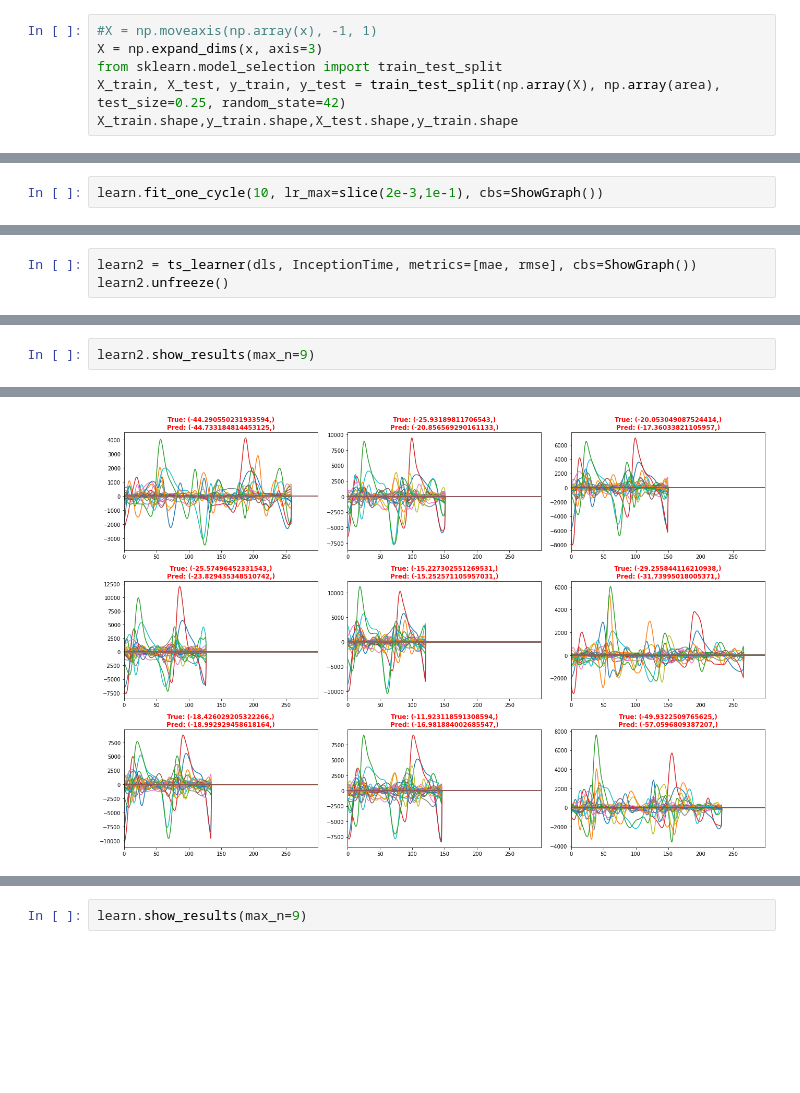
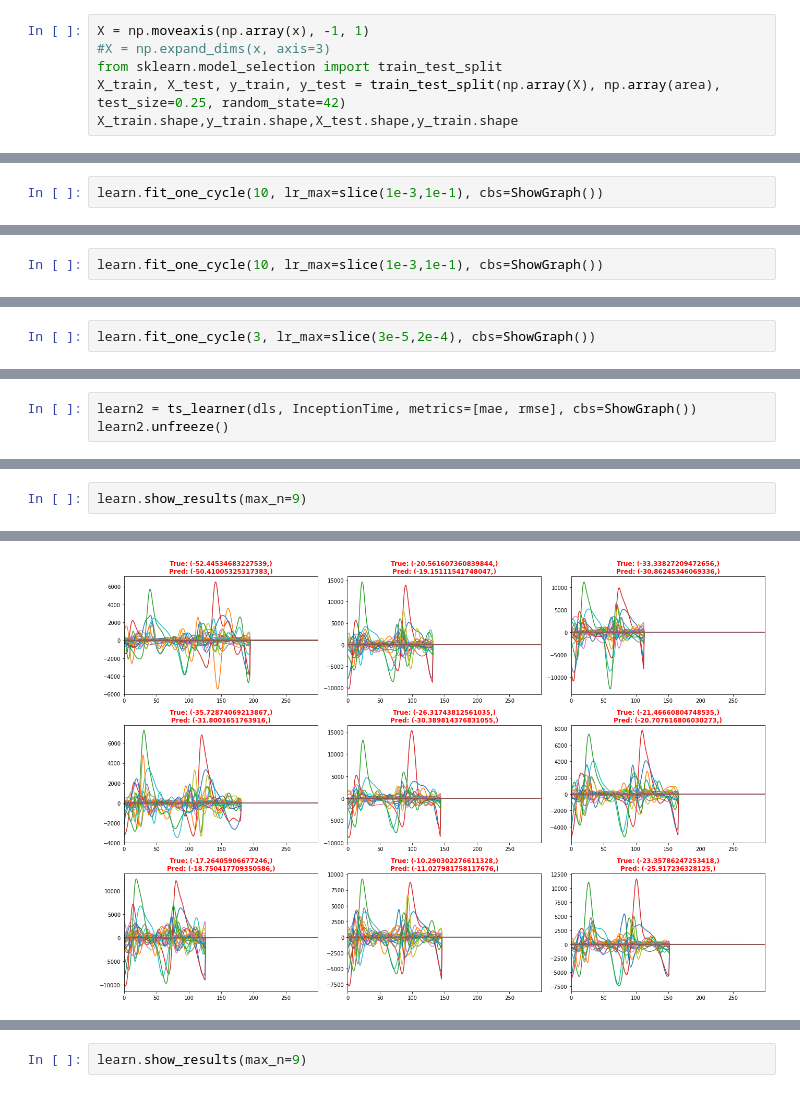
Before and after one commit to bernard-liew/dataset, a Jupyter notebook: bernard3.ipynb, the cells around one changed output, grey strips where cells are left out. Cells and saved outputs as stored; diff of their text form; blank space fills up the shorter version.

```diff
--- a/bernard3.ipynb
+++ b/bernard3.ipynb
@@ -209,8 +244,8 @@ len(y),area.shape
 # %% [markdown]
 Train test splits
 # %%
-#X = np.moveaxis(np.array(x), -1, 1)
-X = np.expand_dims(x, axis=3)
+X = np.moveaxis(np.array(x), -1, 1)
+#X = np.expand_dims(x, axis=3)
 from sklearn.model_selection import train_test_split
 X_train, X_test, y_train, y_test = train_test_split(np.array(X), np.array(area), test_size=0.25, random_state=42)
 X_train.shape,y_train.shape,X_test.shape,y_train.shape
@@ -298,4 +335,4 @@ SuggestedLRs(valley=0.010964781977236271)
 # %%
-learn.fit_one_cycle(10, lr_max=slice(2e-3,1e-1), cbs=ShowGraph())
+learn.fit_one_cycle(10, lr_max=slice(1e-3,1e-1), cbs=ShowGraph())
 # %% [output]
 | epoch | train_loss | valid_loss | mae | _rmse | time |
@@ -316,0 +354,2 @@ learn.fit_one_cycle(10, lr_max=slice(2e-3,1e-1), cbs=ShowGraph())
+# %%
+learn.fit_one_cycle(10, lr_max=slice(1e-3,1e-1), cbs=ShowGraph())
@@ -316,0 +379,2 @@ learn.fit_one_cycle(10, lr_max=slice(2e-3,1e-1), cbs=ShowGraph())
+# %%
+learn.fit_one_cycle(3, lr_max=slice(3e-5,2e-4), cbs=ShowGraph())
@@ -397,5 +471,5 @@ learn4.fit_one_cycle(10,  lr_max=slice(2e-3,1e-1), cbs=ShowGraph())
 # %%
-learn2.show_results(max_n=9)
+learn.show_results(max_n=9)
 # %% [output]
 [interactive output not drawn]
-[figure, old version]
+[figure, new version]
```
Also changed, not shown: parts of 37 cells of this notebook.
